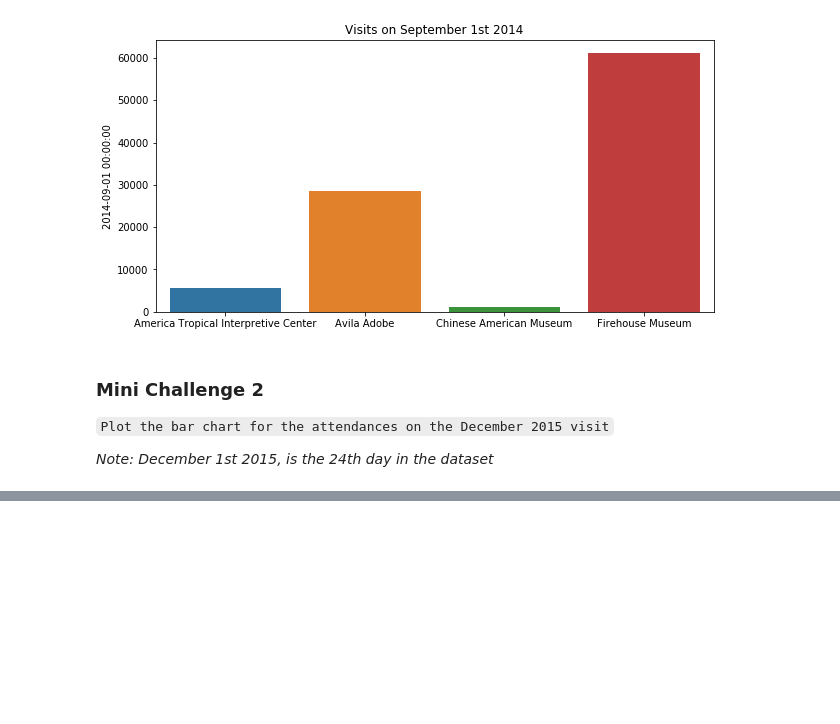
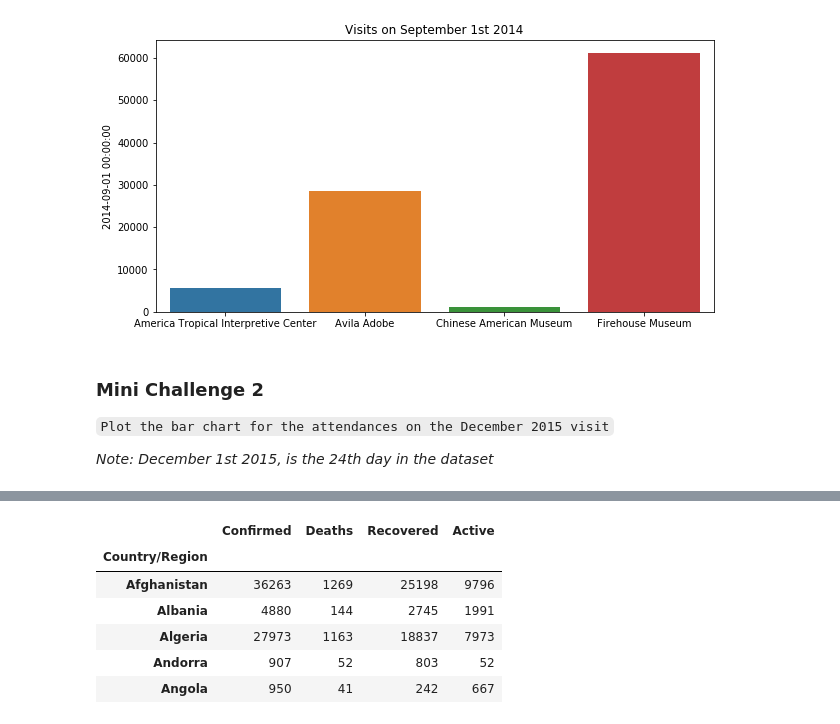
Before and after one commit to yawsonsamuel320/DSC-Data-Science-Track, a Jupyter notebook: Libraries in Data Science/Visualization Libraries/Seaborn and Matplotlib.ipynb, the cells around one changed output, grey strips where cells are left out. Cells and saved outputs as stored; diff of their text form; code cells hidden in the pictures; blank space fills up the shorter version.

```diff
--- a/Libraries in Data Science/Visualization Libraries/Seaborn and Matplotlib.ipynb
+++ b/Libraries in Data Science/Visualization Libraries/Seaborn and Matplotlib.ipynb
@@ -218,0 +228,15 @@ plt.show()
+# %%
+# Let's import a dataset on Covid-19 cases
+
+covid_df = pd.read_csv("datasets/covid-19.csv", index_col="Country/Region")
+# %%
+# Take a look at the first five countries
+covid_df.head()
+# %% [output]
+|  | Confirmed | Deaths | Recovered | Active |
+| Country/Region |  |  |  |  |
+| Afghanistan | 36263 | 1269 | 25198 | 9796 |
+| Albania | 4880 | 144 | 2745 | 1991 |
+| Algeria | 27973 | 1163 | 18837 | 7973 |
+| Andorra | 907 | 52 | 803 | 52 |
+| Angola | 950 | 41 | 242 | 667 |
```
Also changed, not shown: parts of 4 cells of this notebook, 1 other file.
